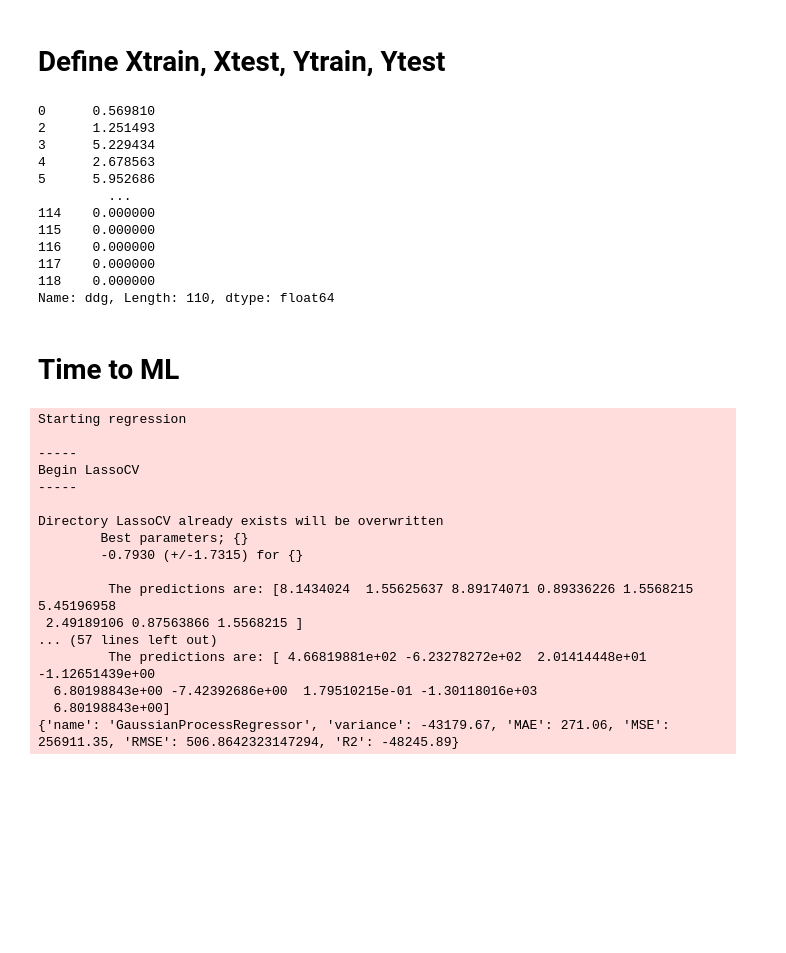
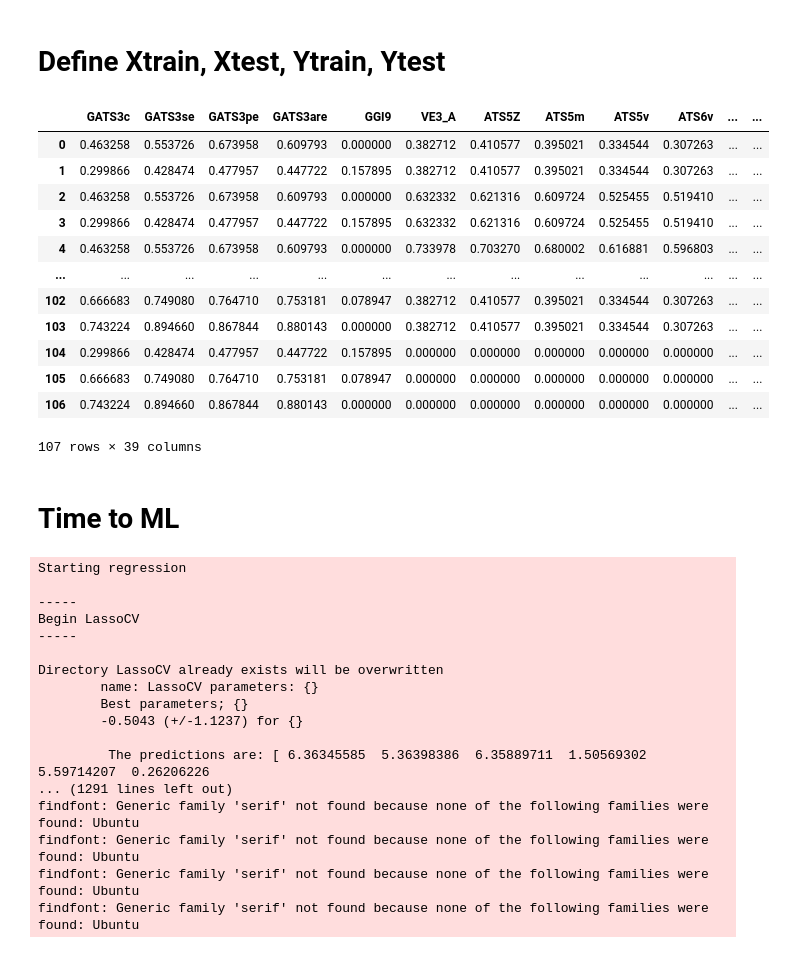
Before and after one commit to duartegroup/PythiaChem, a Jupyter notebook: Example-enantioselective-Strecker-synthesis/RegressionMordred.ipynb, the cells around one changed output. Saved outputs shown, nothing was run; the diff lists cells and outputs as text; code cells hidden in the pictures; blank space fills up the shorter version.

```diff
--- a/Example-enantioselective-Strecker-synthesis/RegressionMordred.ipynb
+++ b/Example-enantioselective-Strecker-synthesis/RegressionMordred.ipynb
@@ -804,7 +697,7 @@ Dropping of nuisance columns in DataFrame reductions (with 'numeric_only=None')
 # %% [markdown]
 Pearsons
 # %%
-subreasonable_predicted_properties, subsignificant_features = cwf.find_correlating_features(subfeatures_df_train, target_train, thresh=0.38,
+subreasonable_predicted_properties, subsignificant_features = wf.find_correlating_features(subfeatures_df_train, target_train, thresh=0.36,
                                                                                       plot=False, corr_method="pearson",
                                                                                       sig_metric="pearson", process_non_numeric=True,
                                                                                       sig_level=0.05, significance=True, n_sample=5000)
@@ -838,5 +732,5 @@ use_reasonable = False
 # %%
-catreasonable_predicted_properties, catsignificant_features = cwf.find_correlating_features(catfeatures_df_train, target_train, thresh=0.6,
+catreasonable_predicted_properties, catsignificant_features = wf.find_correlating_features(catfeatures_df_train, target_train, thresh=0.55,
                                                                                       plot=False, corr_method="pearson",
                                                                                       sig_metric="pearson", process_non_numeric=True,
                                                                                       sig_level=0.05, significance=True, n_sample=5000)
@@ -888,5 +782,7 @@ elif use_reasonable is True:
         catfeats_df_train[k] = catfeatures_df_train[k]
 # %%
 features_df_train = subfeats_df_train.join(catfeats_df_train, lsuffix="subfeats_df_train", rsuffix="catfeats_df_train")
+# %%
+features_df_train = features_df_train.join(temp_train.reset_index(drop=True))
 # %%
 features_df_train.to_csv('features_train.csv')
@@ -1166,21 +946,22 @@ Xtrain = features_df_train
 Xtest = features_df_test
 Ytrain = target_train
 Ytest = target_test
-# %%
-print(target_train)
-# %% [output]
-0      0.569810
-2      1.251493
-3      5.229434
-4      2.678563
-5      5.952686
-         ...
-114    0.000000
-115    0.000000
-116    0.000000
-117    0.000000
-118    0.000000
-Name: ddg, Length: 110, dtype: float64
+# %%
+Xtrain
+# %% [output]
+|  | GATS3c | GATS3se | GATS3pe | GATS3are | GGI9 | VE3_A | ATS5Z | ATS5m | ATS5v | ATS6v | ... | ... |
+| 0 | 0.463258 | 0.553726 | 0.673958 | 0.609793 | 0.000000 | 0.382712 | 0.410577 | 0.395021 | 0.334544 | 0.307263 | ... | ... |
+| 1 | 0.299866 | 0.428474 | 0.477957 | 0.447722 | 0.157895 | 0.382712 | 0.410577 | 0.395021 | 0.334544 | 0.307263 | ... | ... |
+| 2 | 0.463258 | 0.553726 | 0.673958 | 0.609793 | 0.000000 | 0.632332 | 0.621316 | 0.609724 | 0.525455 | 0.519410 | ... | ... |
+| 3 | 0.299866 | 0.428474 | 0.477957 | 0.447722 | 0.157895 | 0.632332 | 0.621316 | 0.609724 | 0.525455 | 0.519410 | ... | ... |
+| 4 | 0.463258 | 0.553726 | 0.673958 | 0.609793 | 0.000000 | 0.733978 | 0.703270 | 0.680002 | 0.616881 | 0.596803 | ... | ... |
+| ... | ... | ... | ... | ... | ... | ... | ... | ... | ... | ... | ... | ... |
+| 102 | 0.666683 | 0.749080 | 0.764710 | 0.753181 | 0.078947 | 0.382712 | 0.410577 | 0.395021 | 0.334544 | 0.307263 | ... | ... |
+| 103 | 0.743224 | 0.894660 | 0.867844 | 0.880143 | 0.000000 | 0.382712 | 0.410577 | 0.395021 | 0.334544 | 0.307263 | ... | ... |
+| 104 | 0.299866 | 0.428474 | 0.477957 | 0.447722 | 0.157895 | 0.000000 | 0.000000 | 0.000000 | 0.000000 | 0.000000 | ... | ... |
+| 105 | 0.666683 | 0.749080 | 0.764710 | 0.753181 | 0.078947 | 0.000000 | 0.000000 | 0.000000 | 0.000000 | 0.000000 | ... | ... |
+| 106 | 0.743224 | 0.894660 | 0.867844 | 0.880143 | 0.000000 | 0.000000 | 0.000000 | 0.000000 | 0.000000 | 0.000000 | ... | ... |
+107 rows × 39 columns
 # %% [markdown]
 # Time to ML
 # %%
@@ -1211,7 +990,7 @@ kfold_regressors_parameters = {
 }
 # %%
 %%capture
-cwf.split_test_regressors_with_optimization(Xtrain,Ytrain,Xtest,Ytest, kfold_regressors, kfold_regressors_parameters, scale=True, cv=5, n_repeats=10, rgs_names=kfold_reg_names)
+wf.split_test_regressors_with_optimization(Xtrain,Ytrain,Xtest,Ytest, kfold_regressors, kfold_regressors_parameters, scale=False, cv=5, n_repeats=10, rgs_names=kfold_reg_names)
 # %% [output]
 Starting regression
 
@@ -1220,13 +999,13 @@ Begin LassoCV
 -----
 
 Directory LassoCV already exists will be overwritten
+        name: LassoCV parameters: {}
         Best parameters; {}
-        -0.7930 (+/-1.7315) for {}
+        -0.5043 (+/-1.1237) for {}
 
-         The predictions are: [8.1434024  1.55625637 8.89174071 0.89336226 1.5568215  5.45196958
- 2.49189106 0.87563866 1.5568215 ]
-... (57 lines left out)
-         The predictions are: [ 4.66819881e+02 -6.23278272e+02  2.01414448e+01 -1.12651439e+00
-  6.80198843e+00 -7.42392686e+00  1.79510215e-01 -1.30118016e+03
-  6.80198843e+00]
-{'name': 'GaussianProcessRegressor', 'variance': -43179.67, 'MAE': 271.06, 'MSE': 256911.35, 'RMSE': 506.8642323147294, 'R2': -48245.89}
+         The predictions are: [ 6.36345585  5.36398386  6.35889711  1.50569302  5.59714207  0.26206226
+... (1291 lines left out)
+findfont: Generic family 'serif' not found because none of the following families were found: Ubuntu
+findfont: Generic family 'serif' not found because none of the following families were found: Ubuntu
+findfont: Generic family 'serif' not found because none of the following families were found: Ubuntu
+findfont: Generic family 'serif' not found because none of the following families were found: Ubuntu
```
Also changed, not shown: parts of 47 cells of this notebook, 1 other file.
